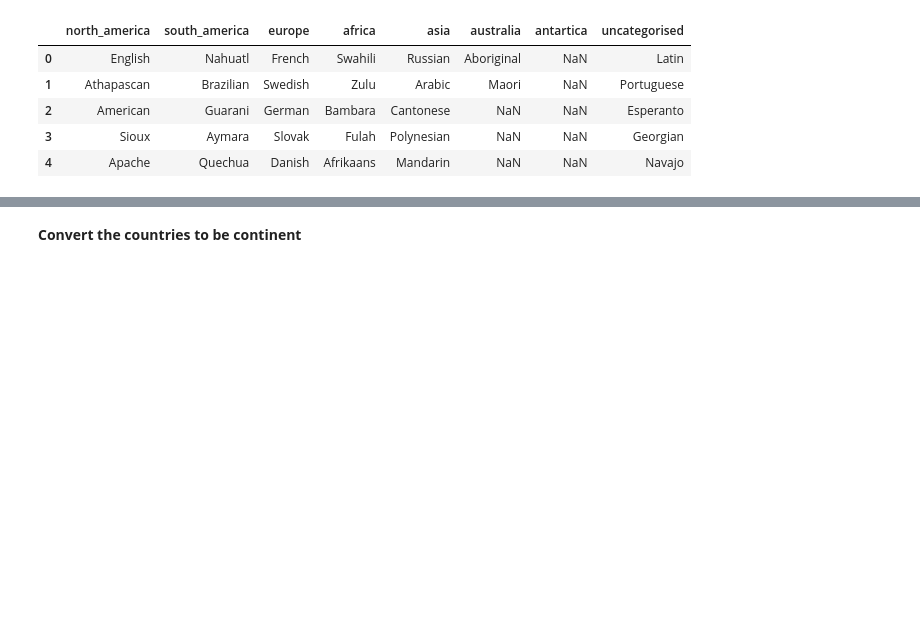
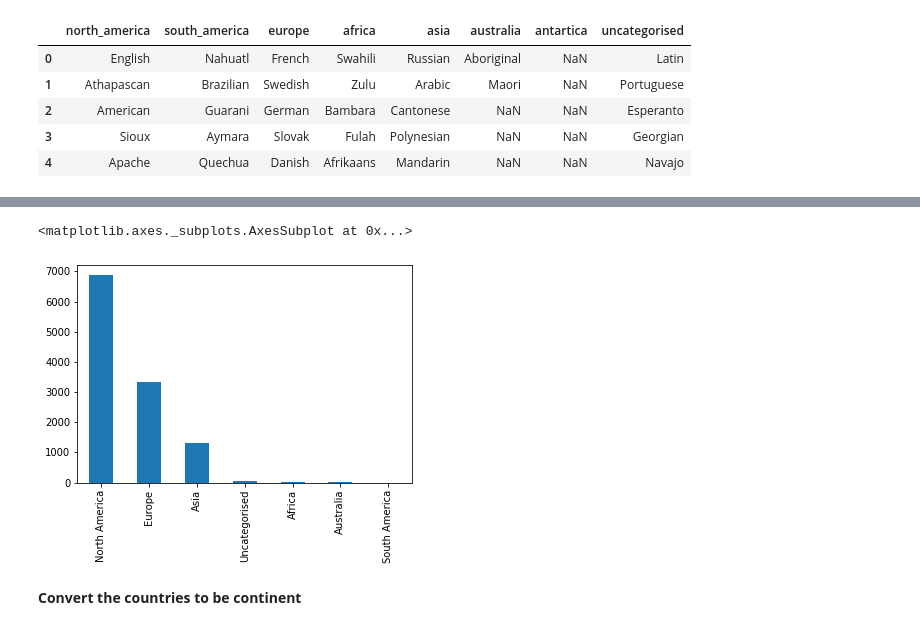
Before and after one commit to LennartKeller/SubtitleClustering, a Jupyter notebook: notebooks/Diana_ClusteringProdRegion.ipynb, the cells around one changed output, grey strips where cells are left out. Drawn from its saved outputs; the diff is of its cells as text; code cells hidden in the pictures; blank space fills up the shorter version.

Commit message:
Update Diana_ClusteringProdRegion.ipynb
continent updated

```diff
--- a/notebooks/Diana_ClusteringProdRegion.ipynb
+++ b/notebooks/Diana_ClusteringProdRegion.ipynb
@@ -265,0 +256,40 @@ continent.head()
+# %%
+df['main_continent'] = df.main_country
+
+def conti(continent):
+    na = []
+    for land in continent:
+        na.append(land)
+    return na
+
+north_america = conti(continent.north_america)
+south_america = conti(continent.south_america)
+europe = conti(continent.europe)
+africa = conti(continent.africa)
+asia = conti(continent.asia)
+australia = conti(continent.australia)
+antartica = conti(continent.antartica)
+uncategorised = conti(continent.uncategorised)
+
+c = []
+for x in df.main_country:
+    if x in north_america:
+        c.append('North America')
+    elif x in south_america:
+        c.append('South America')
+    elif x in europe:
+        c.append('Europe')
+    elif x in africa:
+        c.append('Africa')
+    elif x in asia:
+        c.append('Asia')
+    elif x in australia:
+        c.append('Australia')
+    elif x in antartica:
+        c.append('Antartica')
+    elif x in uncategorised:
+        c.append('Uncategorised')
+    else:
+        c.append('Fehlerhaft')
+
+df.main_continent = c
@@ -266,3 +312,8 @@ continent.head()
+# %%
+pd.value_counts(df['main_continent']).plot.bar()
+# %% [output]
+<matplotlib.axes._subplots.AxesSubplot at 0x...>
+[figure, added]
 # %% [markdown]
 **Convert the countries to be continent**
 # %% [markdown]
```
Also changed, not shown: parts of 47 cells of this notebook.
